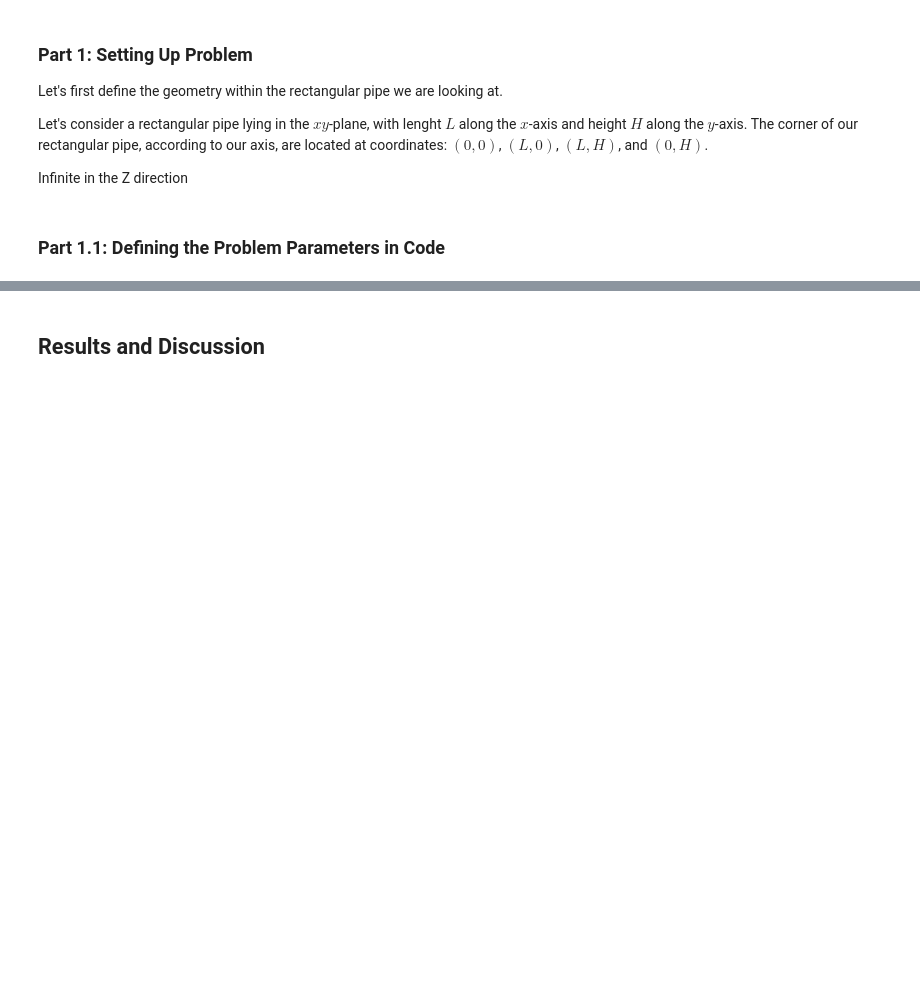
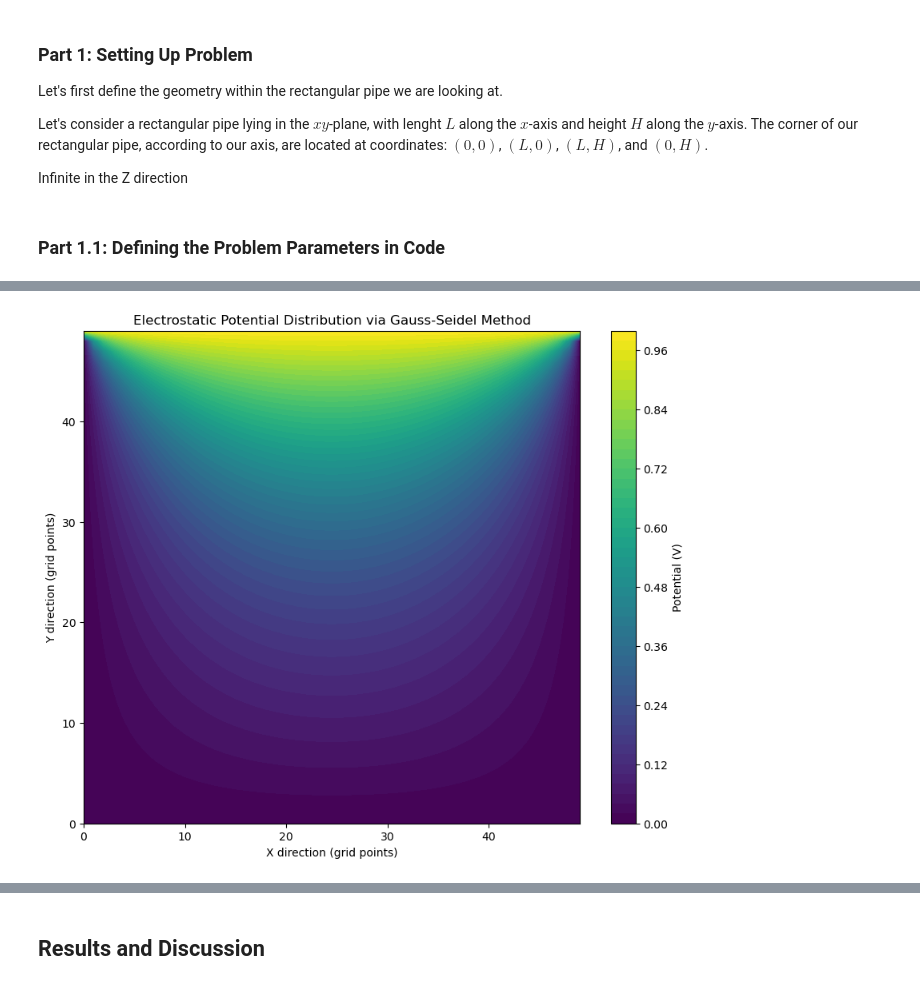
Before and after one commit to doddamre/PHY480-Semester-Project, a Jupyter notebook: PHY480-905_SemesterProject_Doddamreddy.ipynb, the cells around one changed output, grey strips where cells are left out. Drawn from its saved outputs; the diff is of its cells as text; code cells hidden in the pictures; blank space fills up the shorter version.

```diff
--- a/PHY480-905_SemesterProject_Doddamreddy.ipynb
+++ b/PHY480-905_SemesterProject_Doddamreddy.ipynb
@@ -131,0 +286,81 @@ Converged after 5498 iterations with a total error of 9.983273257282338e-05
+# %%
+import numpy as np
+import time
+import matplotlib.pyplot as plt
+
+def calculate_error(old_potential, new_potential):
+    """
+    Calculate the total relative error between two potential distributions.
+
+    Parameters:
+    - old_potential (np.ndarray): The potential distribution from the previous iteration.
+    - new_potential (np.ndarray): The updated potential distribution from the current iteration.
+
+    Returns:
+    - float: The sum of the absolute relative errors across all points in the grid.
+    """
+    errs = np.abs((new_potential - old_potential) / np.where(new_potential != 0, new_potential, 1))
+    return np.sum(errs)
+
+def SOR(potential, omega, kmax=10000, tol=1e-4):
+    """
+    Solve the electrostatic potential using the Successive Overrelaxation (SOR) method.
+
+    Parameters:
+    - potential (np.ndarray): The initial grid of potential values, including boundary conditions.
+    - omega (float): The relaxation factor used to accelerate convergence.
+    - kmax (int): The maximum number of iterations to perform.
+    - tol (float): The tolerance for convergence, based on the total error.
+
+    Returns:
+    - np.ndarray: The converged potential distribution, or None if convergence was not achieved.
+    - int: The number of iterations performed.
+    - float: The execution time in seconds.
+    """
+    start_time = time.time()
+    Ny, Nx = potential.shape
+    for k in range(kmax):
+        old_potential = np.copy(potential)
+        for i in range(1, Ny - 1):
+            for j in range(1, Nx - 1):
+                new_value = 0.25 * (potential[i+1, j] + potential[i-1, j] +
+                                    potential[i, j+1] + potential[i, j-1])
+                potential[i, j] = potential[i, j] + omega * (new_value - potential[i, j])
+
+        err = calculate_error(old_potential[1:-1, 1:-1], potential[1:-1, 1:-1])
+        if err < tol:
+            s_time = time.time() - start_time
+            return potential, k + 1, s_time
+    s_time = time.time() - start_time
+    return None, kmax, s_time
+
+# Problem setup
+L, H = 1.0, 1.0  # Pipe dimensions
+Nx, Ny = 50, 50  # Grid size
+V_0 = 1  # Boundary condition at the top
+
+# Initialize potential array and set boundary conditions
+potential = np.zeros((Ny, Nx))
+potential[:, 0] = 0  # Left side
+potential[:, -1] = 0  # Right side
+potential[0, :] = 0  # Bottom side
+potential[-1, :] = V_0  # Top side
+
+
+# Solve using the SOR method with a specified omega value
+omega = 1.5  # Relaxation factor
+solved_potential, s_iterations, s_time = SOR(potential, omega)
+
+# Output the results
+print(f"SOR Method (ω={omega}): Converged in {s_iterations} iterations, taking {s_time:.4f} seconds.")
+
+# Visualization
+if solved_potential is not None:
+    plt.figure(figsize=(10, 8))
+    plt.contourf(solved_potential, 50, cmap='viridis')
+    plt.colorbar(label='Potential (V)')
+    plt.title('Electrostatic Potential Distribution via Gauss-Seidel Method')
+    plt.xlabel('X direction (grid points)')
+    plt.ylabel('Y direction (grid points)')
+    plt.show()
+# %% [output]
@@ -131,0 +368 @@ Converged after 5498 iterations with a total error of 9.983273257282338e-05
+[figure, added]
```
Also changed, not shown: parts of 43 cells of this notebook.
